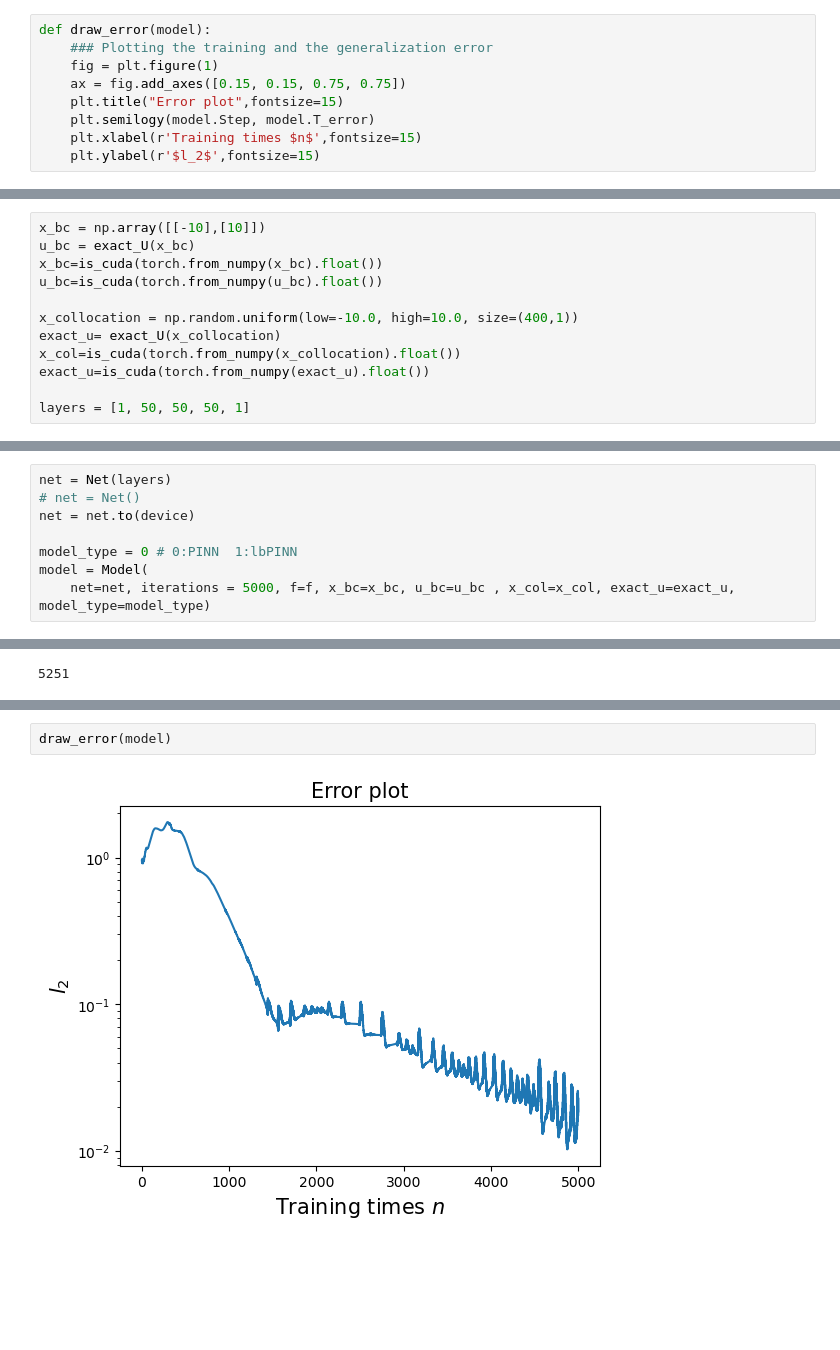
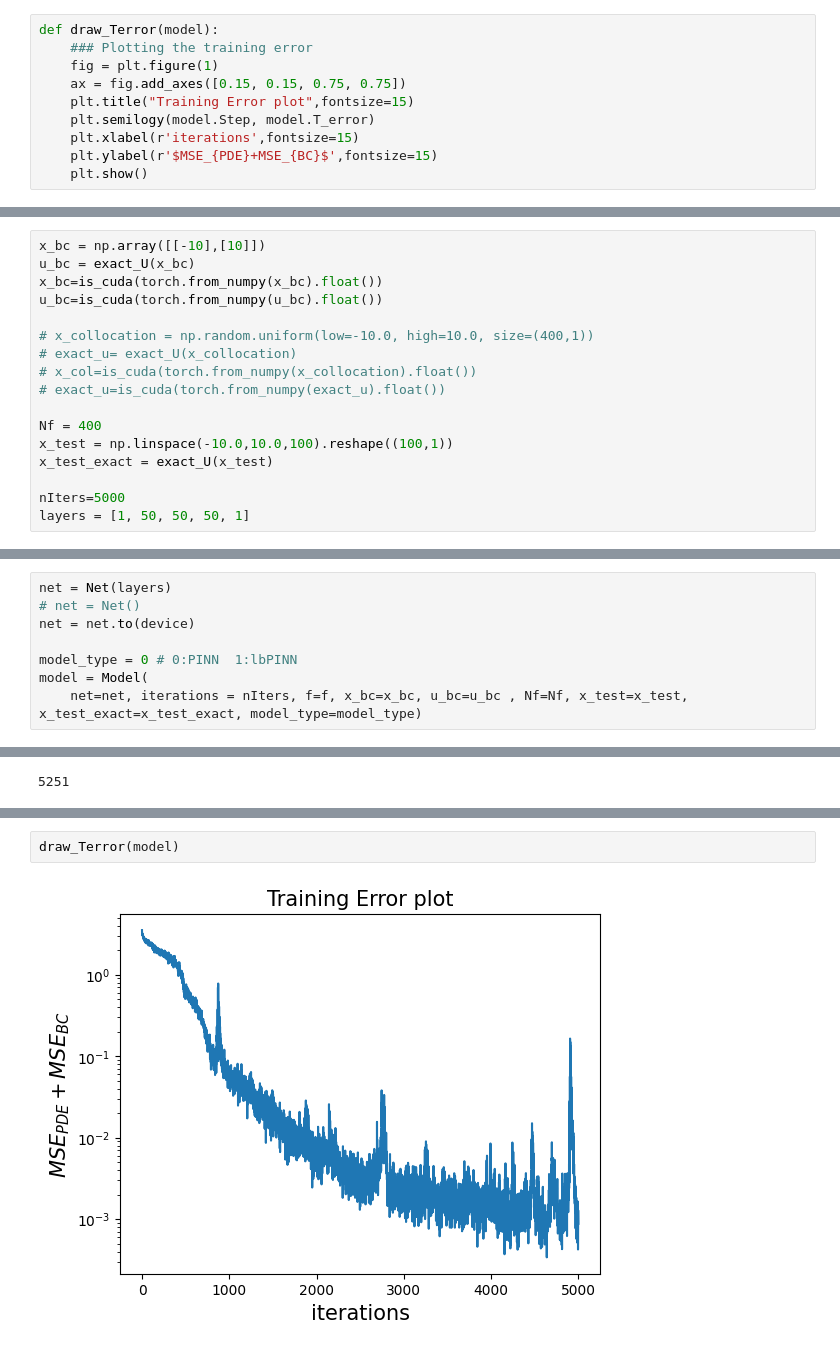
Before and after one commit to Zihan-Xu527/Multidimensional-SINN, a Jupyter notebook: PINN-Copy4.ipynb, the cells around one changed output, grey strips where cells are left out. Drawn from its saved outputs; the diff is of its cells as text; blank space fills up the shorter version.

```diff
--- a/PINN-Copy4.ipynb
+++ b/PINN-Copy4.ipynb
@@ -232,11 +251,12 @@ def draw_exact(model):
     plt.legend(frameon=False,fontsize=15)
     plt.show()
 # %%
-def draw_error(model):
-    ### Plotting the training and the generalization error
+def draw_Terror(model):
+    ### Plotting the training error
     fig = plt.figure(1)
     ax = fig.add_axes([0.15, 0.15, 0.75, 0.75])
-    plt.title("Error plot",fontsize=15)
+    plt.title("Training Error plot",fontsize=15)
     plt.semilogy(model.Step, model.T_error)
-    plt.xlabel(r'Training times $n$',fontsize=15)
-    plt.ylabel(r'$l_2$',fontsize=15)
+    plt.xlabel(r'iterations',fontsize=15)
+    plt.ylabel(r'$MSE_{PDE}+MSE_{BC}$',fontsize=15)
+    plt.show()
@@ -276,11 +306,16 @@ u_bc = exact_U(x_bc)
 x_bc=is_cuda(torch.from_numpy(x_bc).float())
 u_bc=is_cuda(torch.from_numpy(u_bc).float())
 
-x_collocation = np.random.uniform(low=-10.0, high=10.0, size=(400,1))
-exact_u= exact_U(x_collocation)
-x_col=is_cuda(torch.from_numpy(x_collocation).float())
-exact_u=is_cuda(torch.from_numpy(exact_u).float())
+# x_collocation = np.random.uniform(low=-10.0, high=10.0, size=(400,1))
+# exact_u= exact_U(x_collocation)
+# x_col=is_cuda(torch.from_numpy(x_collocation).float())
+# exact_u=is_cuda(torch.from_numpy(exact_u).float())
 
+Nf = 400
+x_test = np.linspace(-10.0,10.0,100).reshape((100,1))
+x_test_exact = exact_U(x_test)
+
+nIters=5000
 layers = [1, 50, 50, 50, 1]
 # %% [markdown]
 # PINN
@@ -291,7 +326,7 @@ net = net.to(device)
 
 model_type = 0 # 0:PINN  1:lbPINN
 model = Model(
-    net=net, iterations = 5000, f=f, x_bc=x_bc, u_bc=u_bc , x_col=x_col, exact_u=exact_u, model_type=model_type)
+    net=net, iterations = nIters, f=f, x_bc=x_bc, u_bc=u_bc , Nf=Nf, x_test=x_test, x_test_exact=x_test_exact, model_type=model_type)
 # %%
 from prettytable import PrettyTable
 # %%
@@ -334,4 +369,4 @@ draw_exact(model)
 # %%
-draw_error(model)
+draw_Terror(model)
 # %% [output]
-[figure, old version]
+[figure, new version]
```
Also changed, not shown: parts of 6 cells of this notebook, 10 other files.
